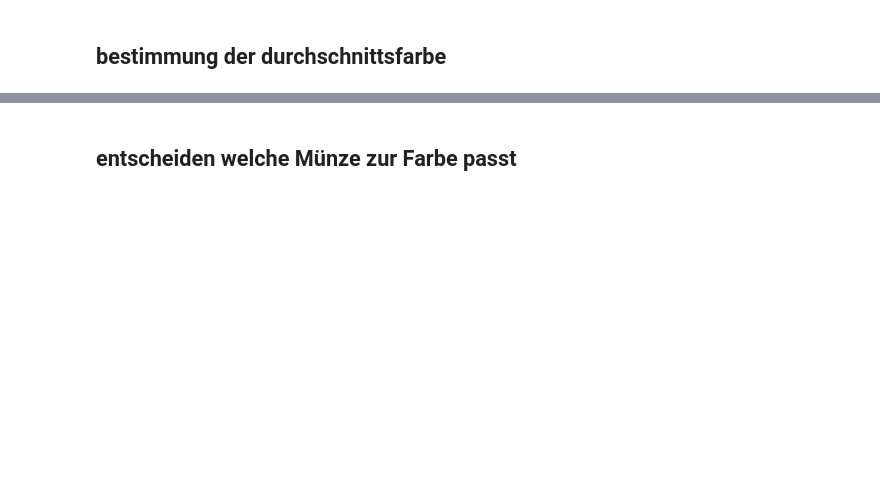
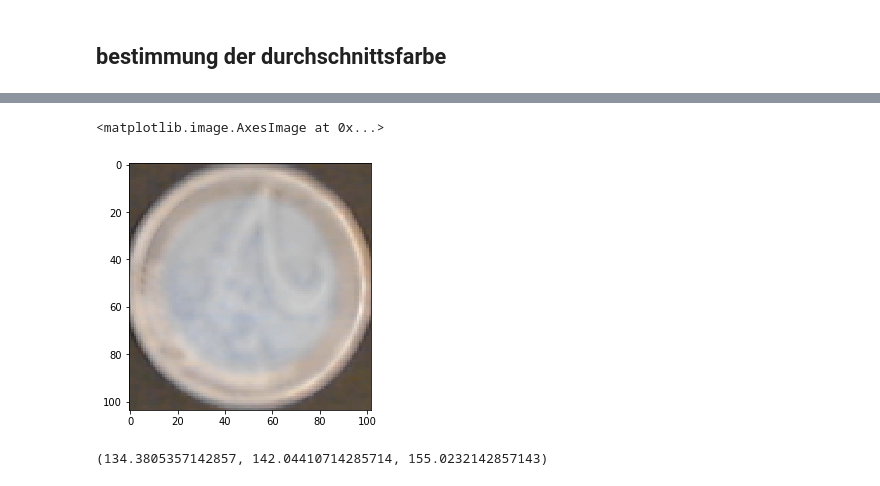
Before and after one commit to MSchmidtHTWG/Muenzzaehler, a Jupyter notebook: hafftransformation.ipynb, the cells around one changed output, grey strips where cells are left out. Saved outputs shown, nothing was run; the diff lists cells and outputs as text; code cells hidden in the pictures; blank space fills up the shorter version.

```diff
--- a/hafftransformation.ipynb
+++ b/hafftransformation.ipynb
@@ -74,12 +104,17 @@ x=190, y=310, radius=46
+# %%
+circle = circles[0]
+#               y         x
+coin = image[210:314, 314:416]  # hier ist x und y vertauscht warum?
+io.imshow(coin)
+# %% [output]
+<matplotlib.image.AxesImage at 0x...>
+[figure, added]
 # %%
-circle = circles[0]
-coin = image[265:345, 155:225]# hier ist x und y vertauscht warum?
-io.imshow(coin)
 # evtl noch berücksichtigen -> ausserhalb der Münze Farbe mit neutral gewichten
-colorR = np.mean(coin[:,:,0])
-colorG = np.mean(coin[:,:,1])
-colorB = np.mean(coin[:,:,2])
-color = (colorR,colorG,colorB)
+colorR = np.mean(coin[:, :, 0])
+colorG = np.mean(coin[:, :, 1])
+colorB = np.mean(coin[:, :, 2])
+color = (colorR, colorG, colorB)
 color
+# %% [output]
+(134.3805357142857, 142.04410714285714, 155.0232142857143)
-# %% [markdown]
-## entscheiden welche Münze zur Farbe passt
```
Also changed, not shown: parts of 7 cells of this notebook, 4 other files.
